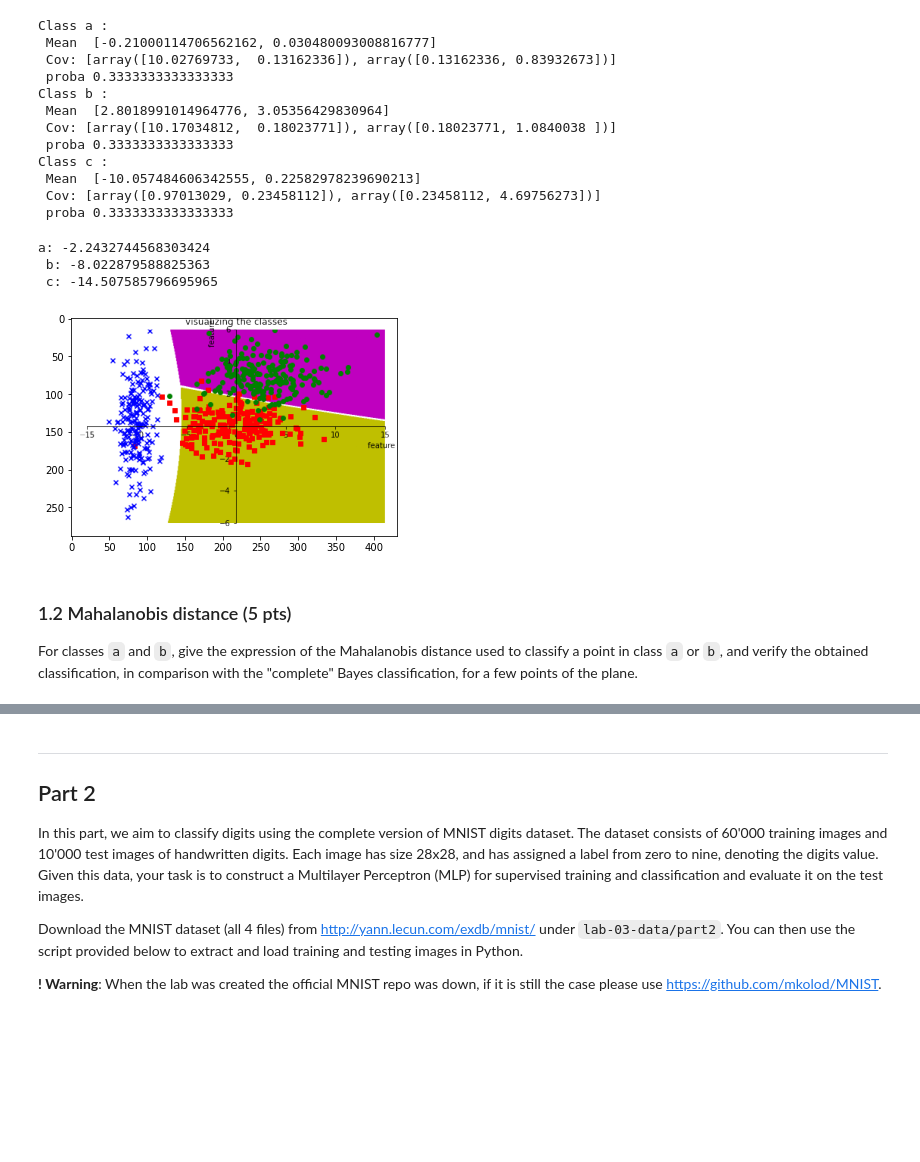
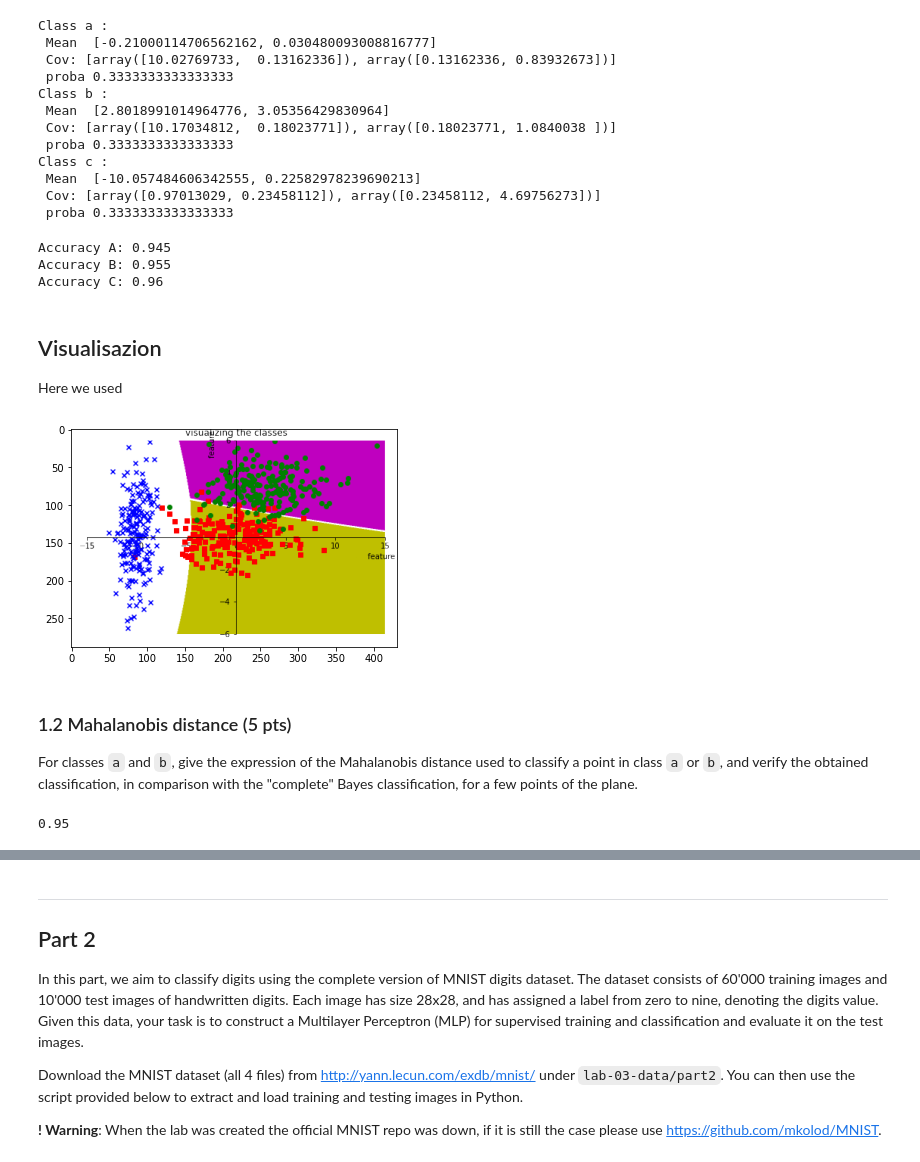
Before and after one commit to Ahmedounet/iapr, a Jupyter notebook: labs/lab_03_classification.ipynb, the cells around one changed output, grey strips where cells are left out. Saved outputs shown, nothing was run; the diff lists cells and outputs as text; code cells hidden in the pictures; blank space fills up the shorter version.

```diff
--- a/labs/lab_03_classification.ipynb
+++ b/labs/lab_03_classification.ipynb
@@ -141,15 +140 @@ def discriminant(mean, cov, X, p_wi, C):
     return (-1/2)* np.transpose(X) @ inv(cov) @ X+(1/2) * np.transpose(X) @ inv(cov)  @ mean -(1/2) * np.transpose(mean)@ inv(cov) @ mean + (1/2) * np.transpose(mean)@inv(cov)@X  + math.log(p_wi)+ C
-# %%
-X=[-5,0]
-
-score_a=discriminant(mean_a, cov_a ,X , p_wa, 0)
-
-score_b=discriminant(mean_b, cov_b ,X , p_wb, 0 )
-
-score_c=discriminant(mean_c, cov_c ,X , p_wc, 0 )
-
-print("a:",score_a,"\n","b:",score_b,"\n","c:",score_c)
-# %% [output]
-a: -2.2432744568303424
- b: -8.022879588825363
- c: -14.507585796695965
@@ -156,3 +153,9 @@ a: -2.2432744568303424
+# %%
+print ("Accuracy A:",accuracy(a,CLASS_),"\nAccuracy B:", accuracy(b,CLASS_B) ,"\nAccuracy C:",accuracy(c,CLASS_C))
+# %% [output]
+Accuracy A: 0.945
+Accuracy B: 0.955
+Accuracy C: 0.96
 # %%
 def quadratic(x,y,cov):
     inverse_cov=inv(cov)
@@ -178,35 +181,47 @@ def linear(mean, cov, x, y):
 
     return (1/2)*(mean[0]*(a*x+c*y)
                   + mean[1]*(b*x + d*y) +x*(a*mean[0]+ c*mean[1])+y*( b*mean[0]+ d*mean[1]))
+# %% [markdown]
+## Visualisazion
+
+Here we used
 # %%
 x1, x2 = symbols('x y')
 
-
-expr_c= quadratic(x1,x2,cov_c)+linear(mean_c,cov_c,x1,x2)+constant(mean_c, cov_c  , p_wc, 0 )
-
+expr_c= quadratic(x1,x2,cov_c)+linear(mean_c,cov_c,x1,x2)+constant(mean_c, cov_c  , p_wc, -5 )
 expr_b=quadratic(x1,x2,cov_b)+linear(mean_b, cov_b, x1,x2)+constant(mean_b,cov_b,p_wb,0)
-
 expr_a=quadratic(x1,x2,cov_a)+ linear( mean_a,cov_a, x1,x2)+ constant(mean_a,cov_a,p_wa,0)
 
 p1 = plot_implicit(And((expr_a>expr_b),(expr_a>expr_c)), (x1,-15,15), (x2,-6,6) ,show=False,line_color='y')
 
-p2=plot_implicit(And((expr_b>expr_a),(expr_b>expr_c)), show=True, line_color='m')
+p2=plot_implicit(And((expr_b>expr_a),(expr_b>expr_c)), (x1,-15,15), (x2,-6,6),show=False, line_color='m')
 
-p3=plot_implicit(And((expr_c>expr_a),(expr_c>expr_b)), show=True, line_color='b')
+p3=plot_implicit(And((expr_c>expr_a),(expr_c>expr_b)), (x1,-15,15), (x2,-6,6),show=False, line_color='w')
 
-p1.append(p2[0])
+p1.extend(p2)
+p1.extend(p3)
+p1.show()
+clear_output()
 
-#p1.extend(p3)
+fg, ax = p1._backend.fig, p1._backend.ax[0]  # get matplotib's figure and axes
+
+# Use matplotlib to change appearance:
+ax.scatter(a[:,0] , a[:,1],zorder=2,marker='s',color='r')
+ax.scatter(b[:,0], b[:,1],zorder=2, color='g')
+ax.scatter(c[:,0],c[:,1], zorder=2,marker='x',color='b')
 
 
-p1.show()
-fig, ax = plt.subplots()
-
-# scatter the sepal_length against the sepal_width
-ax.scatter(a[:,0] , a[:,1])
-ax.scatter(b[:,0], b[:,1])
-ax.scatter(c[:,0],c[:,1])
 # set a title and labels
 ax.set_title('visualizing the classes')
 ax.set_xlabel('feature 0')
 ax.set_ylabel('feature 1')
+
+#plt.plot(p1)
+plt.show()
+
+fg.savefig('demo.png')#, bbox_inches='tight')
+img = mpimg.imread('demo.png')
+plt.imshow(img)
+plt.show()
+# %% [output]
+[figure, added]
@@ -230,10 +228,3 @@ plt.show()
-# %%
-fg.savefig('demo.png')#, bbox_inches='tight')
-img = mpimg.imread('demo.png')
-plt.imshow(img)
-plt.show()
-# %% [output]
-[figure, removed]
 # %% [markdown]
 ### 1.2 Mahalanobis distance (5 pts)
 For classes `a` and `b`, give the expression of the Mahalanobis distance used to classify a point in class `a` or `b`, and verify the obtained classification, in comparison with the "complete" Bayes classification, for a few points of the plane.
@@ -255,0 +257,8 @@ def x0(mu_i,mu_j,p_i,p_j)
+# %%
+acc_mahal(a,CLASS_A,mean_a,mean_b,cov_a)
+acc_mahal(a,CLASS_A,mean_a,mean_b,cov_b)
+
+acc_mahal(b,CLASS_A,mean_b,mean_a,cov_a)
+acc_mahal(b,CLASS_A,mean_b,mean_a,cov_b)
+# %% [output]
+0.95
```
Also changed, not shown: parts of 7 cells of this notebook, 2 other files.
